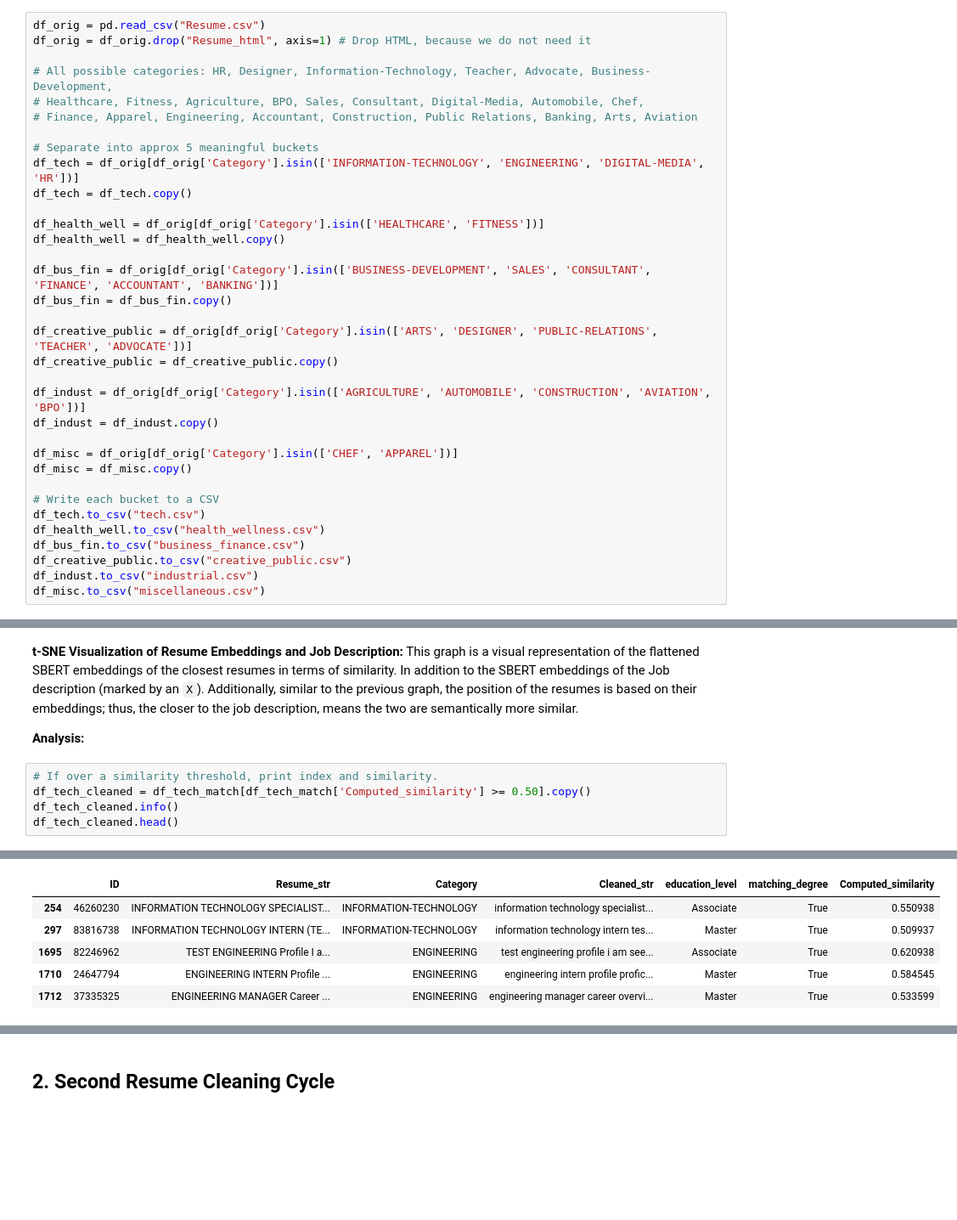
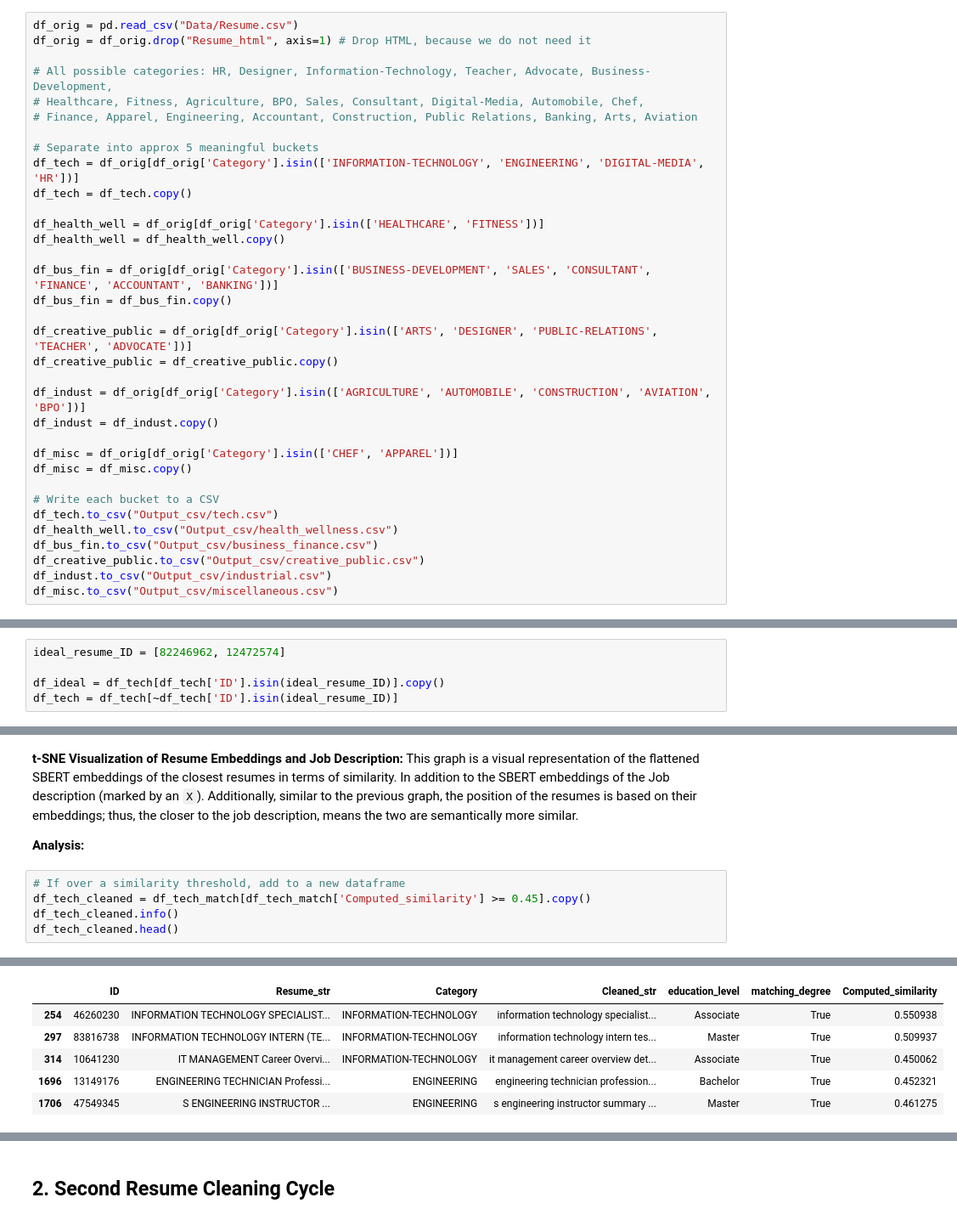
Before and after one commit to henry-AY/ResumeScreening, a Jupyter notebook: Resume_Screening.ipynb, the cells around one changed output, grey strips where cells are left out. Shown at 85% size. Drawn from its saved outputs; the diff is of its cells as text; blank space fills up the shorter version.

```diff
--- a/Resume_Screening.ipynb
+++ b/Resume_Screening.ipynb
@@ -83,7 +83,7 @@ import seaborn as sns
 # %% [markdown]
 ## 1. Importing Dataset & Cleaning
 # %%
-df_orig = pd.read_csv("Resume.csv")
+df_orig = pd.read_csv("Data/Resume.csv")
 df_orig = df_orig.drop("Resume_html", axis=1) # Drop HTML, because we do not need it
 
 # All possible categories: HR, Designer, Information-Technology, Teacher, Advocate, Business-Development,
@@ -110,12 +110,12 @@ df_misc = df_orig[df_orig['Category'].isin(['CHEF', 'APPAREL'])]
 df_misc = df_misc.copy()
 
 # Write each bucket to a CSV
-df_tech.to_csv("tech.csv")
-df_health_well.to_csv("health_wellness.csv")
-df_bus_fin.to_csv("business_finance.csv")
-df_creative_public.to_csv("creative_public.csv")
-df_indust.to_csv("industrial.csv")
-df_misc.to_csv("miscellaneous.csv")
+df_tech.to_csv("Output_csv/tech.csv")
+df_health_well.to_csv("Output_csv/health_wellness.csv")
+df_bus_fin.to_csv("Output_csv/business_finance.csv")
+df_creative_public.to_csv("Output_csv/creative_public.csv")
+df_indust.to_csv("Output_csv/industrial.csv")
+df_misc.to_csv("Output_csv/miscellaneous.csv")
 # %%
 # Using RegEx to clean the Resume strings
 def clean_resume(text):
@@ -292,0 +296,5 @@ This graph is a visual representation of the flattened SBERT embeddings of the t
+# %%
+ideal_resume_ID = [82246962, 12472574]
+
+df_ideal = df_tech[df_tech['ID'].isin(ideal_resume_ID)].copy()
+df_tech = df_tech[~df_tech['ID'].isin(ideal_resume_ID)]
@@ -417,8 +429,8 @@ This graph is a visual representation of the flattened SBERT embeddings of the c
 
 **Analysis:**
 # %%
-# If over a similarity threshold, print index and similarity.
-df_tech_cleaned = df_tech_match[df_tech_match['Computed_similarity'] >= 0.50].copy()
+# If over a similarity threshold, add to a new dataframe
+df_tech_cleaned = df_tech_match[df_tech_match['Computed_similarity'] >= 0.45].copy()
 df_tech_cleaned.info()
 df_tech_cleaned.head()
 # %% [output]
@@ -439,6 +451,6 @@ memory usage: 477.0+ bytes
 |  | ID | Resume_str | Category | Cleaned_str | education_level | matching_degree | Computed_similarity |
 | 254 | 46260230 | INFORMATION TECHNOLOGY SPECIALIST... | INFORMATION-TECHNOLOGY | information technology specialist... | Associate | True | 0.550938 |
 | 297 | 83816738 | INFORMATION TECHNOLOGY INTERN (TE... | INFORMATION-TECHNOLOGY | information technology intern tes... | Master | True | 0.509937 |
-| 1695 | 82246962 | TEST ENGINEERING Profile I a... | ENGINEERING | test engineering profile i am see... | Associate | True | 0.620938 |
-| 1710 | 24647794 | ENGINEERING INTERN Profile ... | ENGINEERING | engineering intern profile profic... | Master | True | 0.584545 |
-| 1712 | 37335325 | ENGINEERING MANAGER Career ... | ENGINEERING | engineering manager career overvi... | Master | True | 0.533599 |
+| 314 | 10641230 | IT MANAGEMENT Career Overvi... | INFORMATION-TECHNOLOGY | it management career overview det... | Associate | True | 0.450062 |
+| 1696 | 13149176 | ENGINEERING TECHNICIAN Professi... | ENGINEERING | engineering technician profession... | Bachelor | True | 0.452321 |
+| 1706 | 47549345 | S ENGINEERING INSTRUCTOR ... | ENGINEERING | s engineering instructor summary ... | Master | True | 0.461275 |
```
Also changed, not shown: parts of 8 cells of this notebook, 7 other files.
